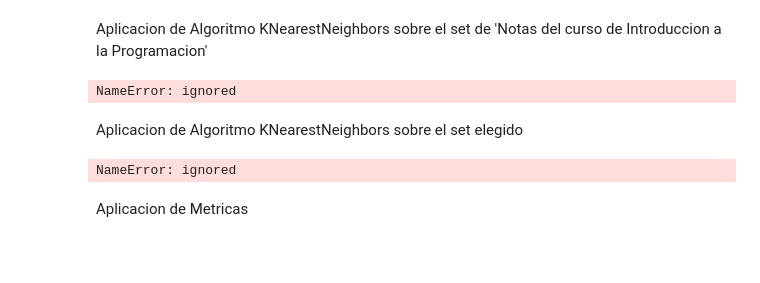
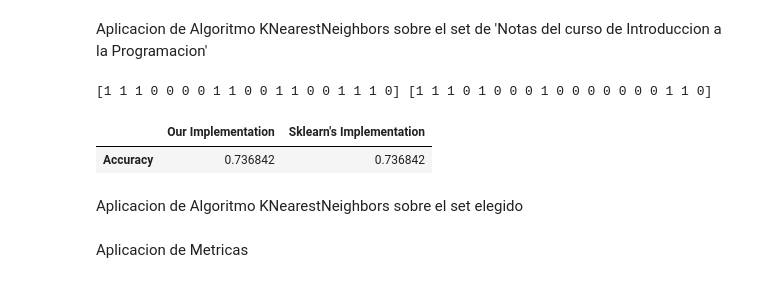
Before and after one commit to Heineken97/ReconocimientoPatrones-Proyecto1, a Jupyter notebook: AlgoritmosAprendizajeSupervisado.ipynb, the cells around one changed output. Cells and saved outputs as stored; diff of their text form; code cells hidden in the pictures; blank space fills up the shorter version.

```diff
--- a/AlgoritmosAprendizajeSupervisado.ipynb
+++ b/AlgoritmosAprendizajeSupervisado.ipynb
@@ -184,9 +184,9 @@ class LogisticRegression:
 Aplicacion de Algoritmo Logistic Regression sobre el set de datos Rain in Australia
 # %%
 # Crea y entrena el modelo de regresión logística
-model = LogisticRegression(lr=0.05, num_iter=1000)
-model.fit(X_train, y_train)
-probs = model.predict_prob(X_test)
-y_pred = model.predict(X_test, 0.6)
-print("Precisión del modelo Regresion Logistica para el set de Datos Weather: ",model.score(y_pred,y_test))
+modelw = LogisticRegression(lr=0.05, num_iter=1000)
+modelw.fit(X_train_weather, y_train_weather)
+probs = modelw.predict_prob(X_test_weather)
+y_pred = modelw.predict(X_test_weather, 0.6)
+print("Precisión del modelo Regresion Logistica para el set de Datos Weather: ",modelw.score(y_pred,y_test_weather))
 # %% [output]
@@ -195,9 +195,9 @@ Precisión del modelo Regresion Logistica para el set de Datos Weather:  1.0
 Aplicacion de Algoritmo Logistic Regression sobre el set de 'Notas del curso de Introduccion a la Programacion'
 # %%
 # Crea y entrena el modelo de regresión logística
-model = LogisticRegression(lr=0.15, num_iter=10000)
-model.fit(X_train_notesDataset, y_train_notesDataset)
-probs = model.predict_prob(X_test_notesDataset)
-y_pred_notesDataset = model.predict(X_test_notesDataset, 0.6)
-print("Precisión del modelo Regresion Logistica para el set de datos Notas del curso: ",model.score(y_pred_notesDataset,y_test_notesDataset))
+modeln = LogisticRegression(lr=0.15, num_iter=10000)
+modeln.fit(X_train_notesDataset, y_train_notesDataset)
+probs = modeln.predict_prob(X_test_notesDataset)
+y_pred_notesDataset = modeln.predict(X_test_notesDataset, 0.6)
+print("Precisión del modelo Regresion Logistica para el set de datos Notas del curso: ",modeln.score(y_pred_notesDataset,y_test_notesDataset))
 # %% [output]
@@ -421,46 +423,22 @@ Aplicacion de Algoritmo KNearestNeighbors sobre el set de 'Notas del curso de In
 # %%
 from sklearn.neighbors import KNeighborsClassifier
 our_classifier = KNearestNeighbors(X_train_notesDataset, y_train_notesDataset, n_neighbors=30)
 sklearn_classifier = KNeighborsClassifier(n_neighbors=30).fit(X_train_notesDataset, y_train_notesDataset)
 
-our_accuracy, y_pred, y_test = our_classifier.score(X_test_notesDataset, y_test_notesDataset)
+our_accuracy, y_pred_notesDataset, y_test = our_classifier.score(X_test_notesDataset, y_test_notesDataset)
 sklearn_accuracy = sklearn_classifier.score(X_test_notesDataset, y_test_notesDataset)
 
 print(y_pred[:20], y_test[:20])
 
 pd.DataFrame([[our_accuracy, sklearn_accuracy]],
              ['Accuracy'],
              ['Our Implementation', 'Sklearn\'s Implementation'])
 # %% [output]
-NameError: ignored
+[1 1 1 0 0 0 0 1 1 0 0 1 1 0 0 1 1 1 0] [1 1 1 0 1 0 0 0 1 0 0 0 0 0 0 0 1 1 0]
+|  | Our Implementation | Sklearn's Implementation |
+| Accuracy | 0.736842 | 0.736842 |
 # %% [markdown]
 Aplicacion de Algoritmo KNearestNeighbors sobre el set elegido
-# %%
-from sklearn.neighbors import KNeighborsClassifier
-our_classifier = KNearestNeighbors(X_train_selectedDataset, y_train_selectedDataset, n_neighbors=30)
-sklearn_classifier = KNeighborsClassifier(n_neighbors=30).fit(X_train_selectedDataset, y_train_selectedDataset)
-
-our_accuracy, y_pred, y_test = our_classifier.score(X_test_selectedDataset, y_test_selectedDataset)
-sklearn_accuracy = sklearn_classifier.score(X_test_selectedDataset, y_test_selectedDataset)
-
-print(y_pred[:20], y_test[:20])
-
-pd.DataFrame([[our_accuracy, sklearn_accuracy]],
-             ['Accuracy'],
-             ['Our Implementation', 'Sklearn\'s Implementation'])
-
-max_depth = 3
-tree = Node(max_depth=max_depth)
-tree.fit(X_train_weatherDataset, y_train_weatherDataset)
-
-# Realización de predicciones en el conjunto de prueba
-y_pred = [tree.predict(x) for x in X_test_weatherDataset]
-
-# Evaluación del modelo
-accuracy = np.mean(y_pred == y_test_weatherDataset)
-print(f"Precisión del Algoritmo KNearestNeighbors sobre el set de datos elegido : {accuracy:.2f}")
-# %% [output]
-NameError: ignored
 # %% [markdown]
 Aplicacion de Metricas
 # %% [markdown]
```
Also changed, not shown: parts of 24 cells of this notebook.
